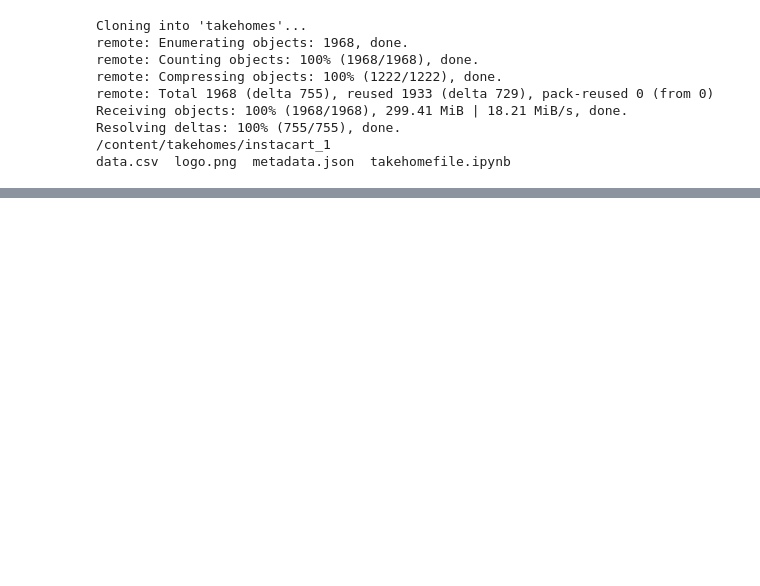
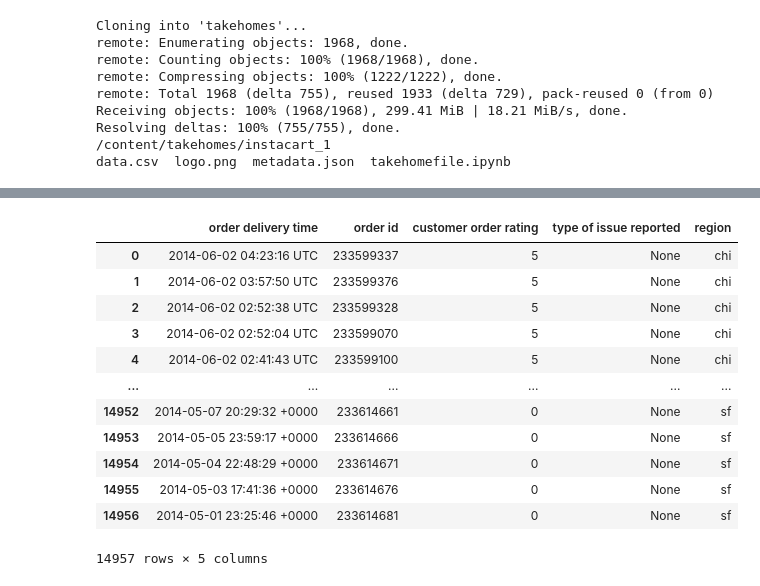
Before and after one commit to PeiZheng224/AI-Powered-Marketing-Content-Pipeline, a Jupyter notebook: instacart_1/takehomefile.ipynb, the cells around one changed output, grey strips where cells are left out. Cells and saved outputs as stored; diff of their text form; code cells hidden in the pictures; blank space fills up the shorter version.

```diff
--- a/instacart_1/takehomefile.ipynb
+++ b/instacart_1/takehomefile.ipynb
@@ -36,0 +70,21 @@ data.csv  logo.png  metadata.json  takehomefile.ipynb
+# %%
+engine = create_engine("sqlite:///customer_data.sqlite")
+
+df.to_sql("customer_data", engine, if_exists="replace", index=False)
+df_query = pd.read_sql("SELECT * FROM customer_data", engine)
+# %%
+df_query
+# %% [output]
+|  | order delivery time | order id | customer order rating | type of issue reported | region |
+| 0 | 2014-06-02 04:23:16 UTC | 233599337 | 5 | None | chi |
+| 1 | 2014-06-02 03:57:50 UTC | 233599376 | 5 | None | chi |
+| 2 | 2014-06-02 02:52:38 UTC | 233599328 | 5 | None | chi |
+| 3 | 2014-06-02 02:52:04 UTC | 233599070 | 5 | None | chi |
+| 4 | 2014-06-02 02:41:43 UTC | 233599100 | 5 | None | chi |
+| ... | ... | ... | ... | ... | ... |
+| 14952 | 2014-05-07 20:29:32 +0000 | 233614661 | 0 | None | sf |
+| 14953 | 2014-05-05 23:59:17 +0000 | 233614666 | 0 | None | sf |
+| 14954 | 2014-05-04 22:48:29 +0000 | 233614671 | 0 | None | sf |
+| 14955 | 2014-05-03 17:41:36 +0000 | 233614676 | 0 | None | sf |
+| 14956 | 2014-05-01 23:25:46 +0000 | 233614681 | 0 | None | sf |
+14957 rows × 5 columns
```
Also changed, not shown: parts of 5 cells of this notebook.
